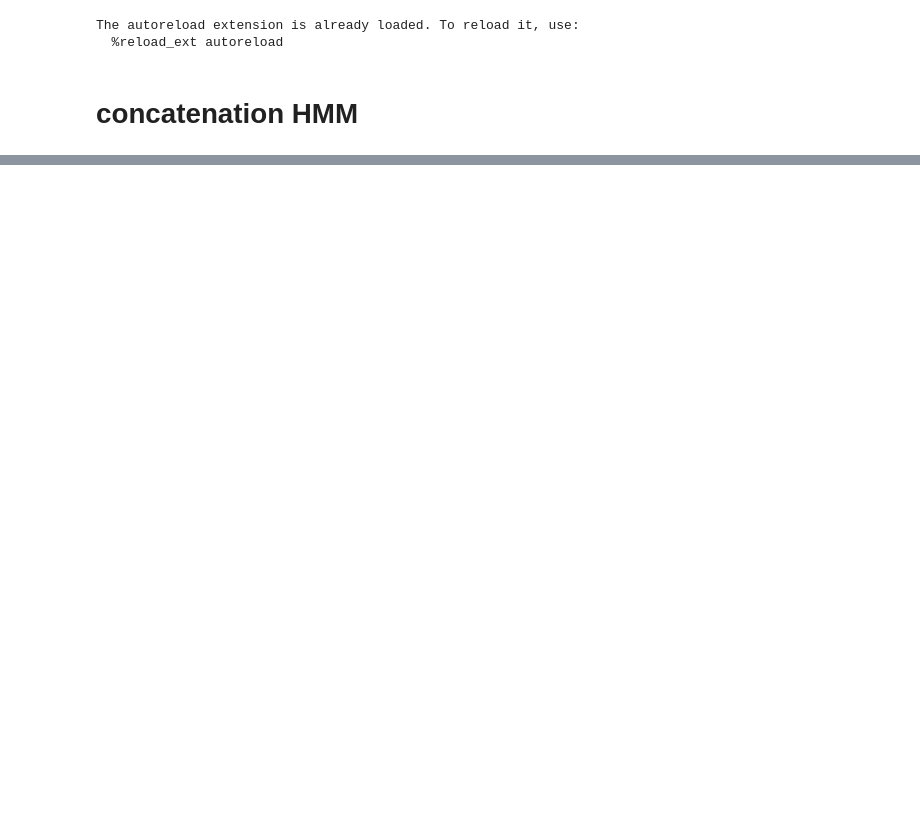
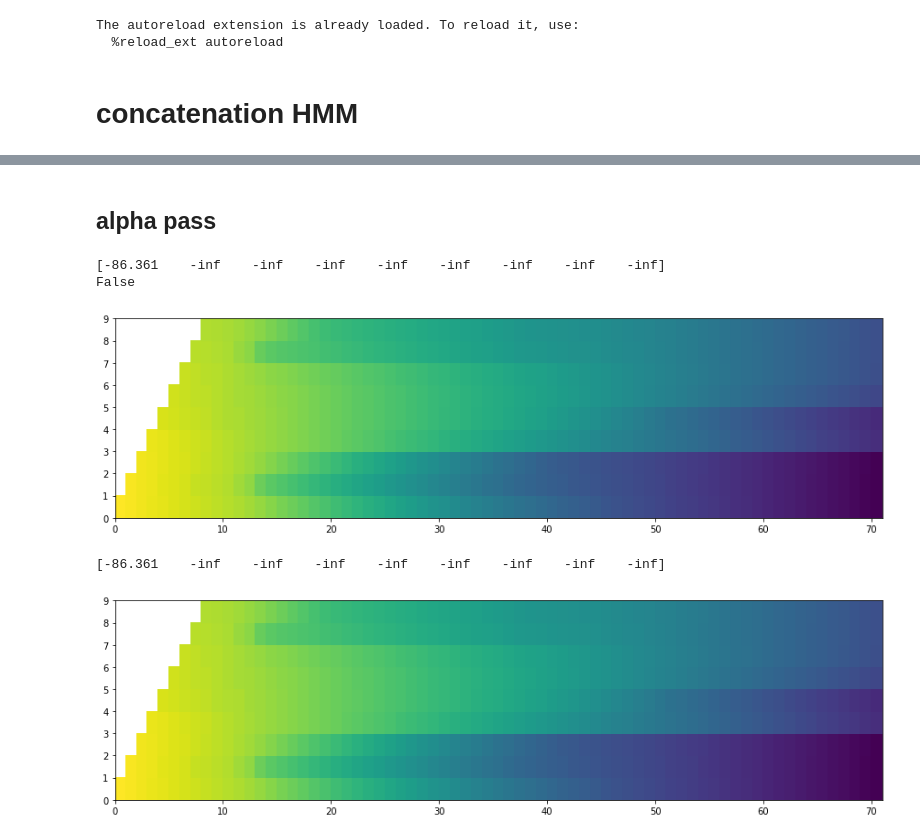
Before and after one commit to DominikVincent/speachAndSpeaker, a Jupyter notebook: lab2/Untitled.ipynb, the cells around one changed output, grey strips where cells are left out. Cells and saved outputs as stored; diff of their text form; code cells hidden in the pictures; blank space fills up the shorter version.

```diff
--- a/lab2/Untitled.ipynb
+++ b/lab2/Untitled.ipynb
@@ -58,0 +91,19 @@ wordHMMs['o'] = concatHMMs(phoneHMMs, isolated['o'])
+# %% [markdown]
+## alpha pass
+# %%
+alphas = forward(example['obsloglik'], np.log(wordHMMs['o']['startprob']), np.log(wordHMMs['o']['transmat']))
+
+#print(alphas)
+print(np.allclose(alphas, example['logalpha']))
+
+plt.pcolormesh(alphas.T)
+plt.show()
+plt.pcolormesh(example['logalpha'].T)
+print(example['logalpha'][0])
+plt.show()
+# %% [output]
+[-86.361    -inf    -inf    -inf    -inf    -inf    -inf    -inf    -inf]
+False
+[figure, added]
+[-86.361    -inf    -inf    -inf    -inf    -inf    -inf    -inf    -inf]
+[figure, added]
```
Also changed, not shown: parts of 11 cells of this notebook, 1 other file.
